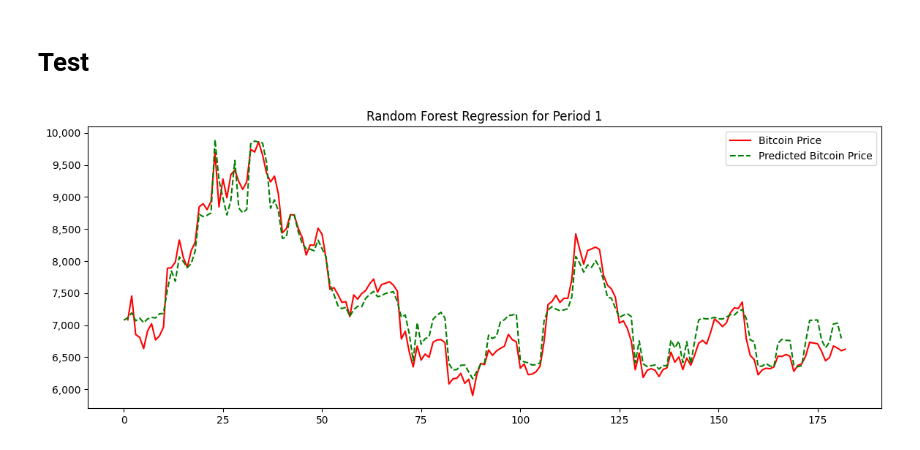
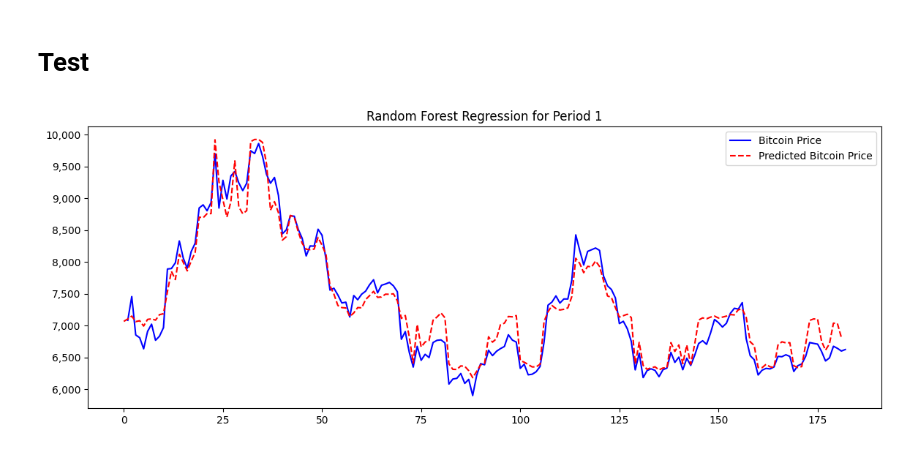
Before and after one commit to hoangbaoan1901/tianen101, a Jupyter notebook: implementations/Random Forest Regression Period1_hasETH.ipynb, the cells around one changed output. Saved outputs shown, nothing was run; the diff lists cells and outputs as text; code cells hidden in the pictures.

```diff
--- a/implementations/Random Forest Regression Period1_hasETH.ipynb
+++ b/implementations/Random Forest Regression Period1_hasETH.ipynb
@@ -55,17 +55,17 @@ plt.show()
 # %%
 #予測値と観測値の比較
 Y_pred  = simpleTree.predict(X_test)
 
 #予測結果の表示
 fig, ax = plt.subplots(1, 1, figsize=(14, 5))
-ax.plot(Y_test, color = 'red', label="Bitcoin Price")
-ax.plot(Y_pred, color = 'green', label="Predicted Bitcoin Price", linestyle="dashed")
+ax.plot(Y_test, color = 'blue', label="Bitcoin Price")
+ax.plot(Y_pred, color = 'red', label="Predicted Bitcoin Price", linestyle="dashed")
 ax.yaxis.set_major_formatter(plt.FuncFormatter(lambda x, loc: "{:,}".format(int(x))))  # 3桁ごとカンマを書く
 plt.title("Random Forest Regression for Period 1")
 plt.legend()
 plt.show()
 # %% [output]
-[figure, old version]
+[figure, new version]
 # %%
 #予測誤差の計算
 #RMSE
```
Also changed, not shown: parts of 2 cells of this notebook, 4 other files.
